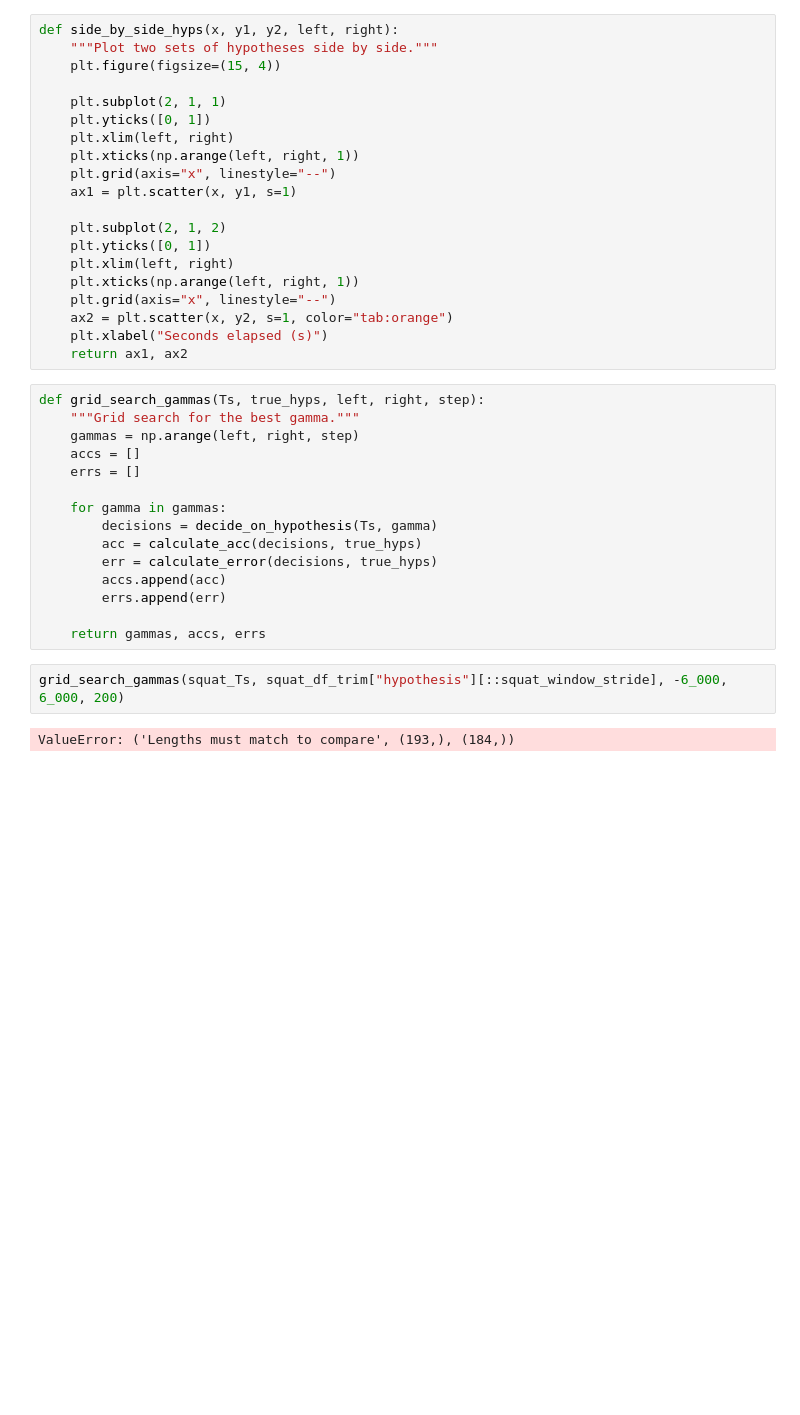
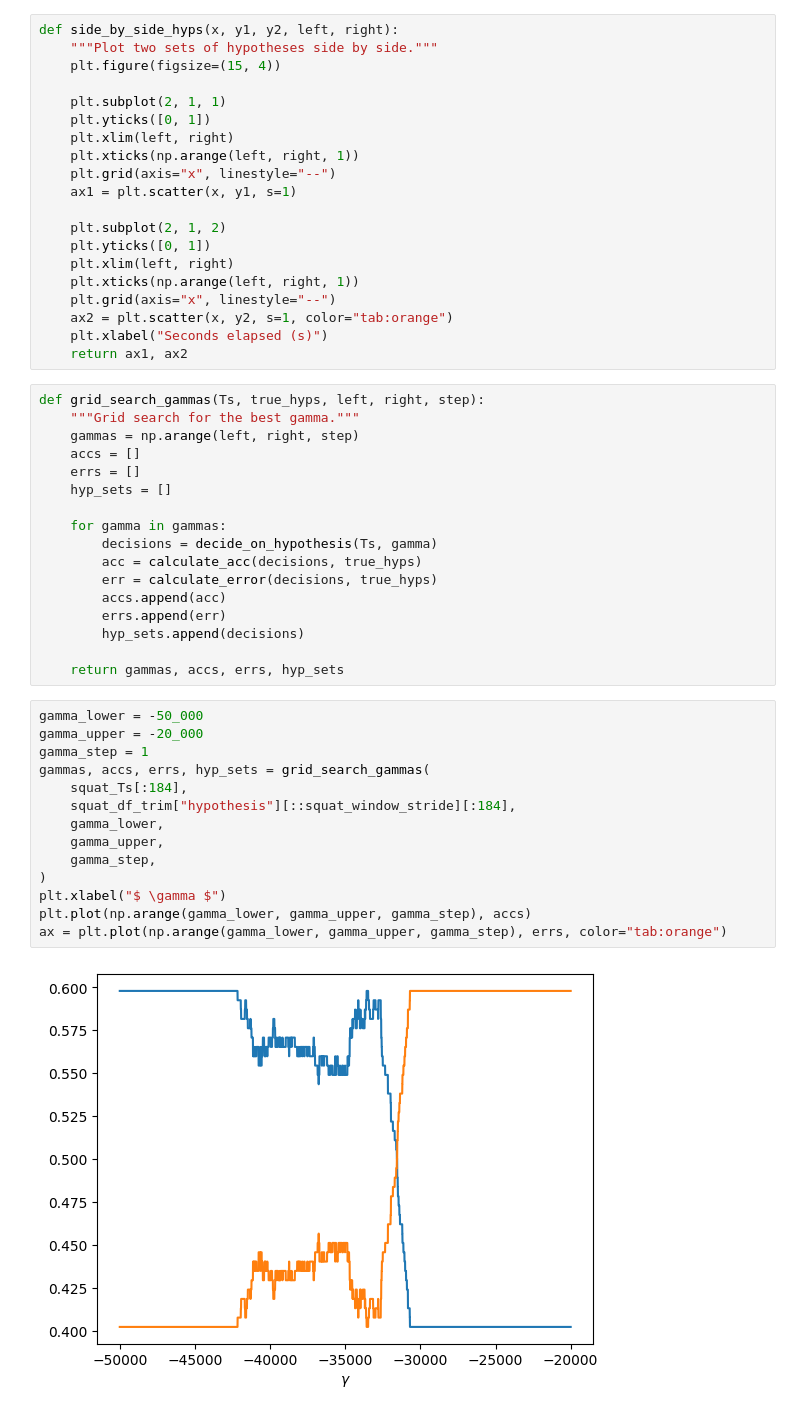
Before and after one commit to sjb296/linear-motion-detection, a Jupyter notebook: main.ipynb, the cells around one changed output. Cells and saved outputs as stored; diff of their text form; blank space fills up the shorter version.

Commit message:
Meaningful gammas for hyp prediction

```diff
--- a/main.ipynb
+++ b/main.ipynb
@@ -437,6 +437,7 @@ def grid_search_gammas(Ts, true_hyps, left, right, step):
     gammas = np.arange(left, right, step)
     accs = []
     errs = []
+    hyp_sets = []
 
     for gamma in gammas:
         decisions = decide_on_hypothesis(Ts, gamma)
@@ -444,9 +445,22 @@ def grid_search_gammas(Ts, true_hyps, left, right, step):
         err = calculate_error(decisions, true_hyps)
         accs.append(acc)
         errs.append(err)
+        hyp_sets.append(decisions)
 
-    return gammas, accs, errs
+    return gammas, accs, errs, hyp_sets
-# %%
-grid_search_gammas(squat_Ts, squat_df_trim["hypothesis"][::squat_window_stride], -6_000, 6_000, 200)
-# %% [output]
-ValueError: ('Lengths must match to compare', (193,), (184,))
+# %%
+gamma_lower = -50_000
+gamma_upper = -20_000
+gamma_step = 1
+gammas, accs, errs, hyp_sets = grid_search_gammas(
+    squat_Ts[:184],
+    squat_df_trim["hypothesis"][::squat_window_stride][:184],
+    gamma_lower,
+    gamma_upper,
+    gamma_step,
+)
+plt.xlabel("$ \gamma $")
+plt.plot(np.arange(gamma_lower, gamma_upper, gamma_step), accs)
+ax = plt.plot(np.arange(gamma_lower, gamma_upper, gamma_step), errs, color="tab:orange")
+# %% [output]
+[figure, added]
```
Also changed, not shown: parts of 1 cell of this notebook.
